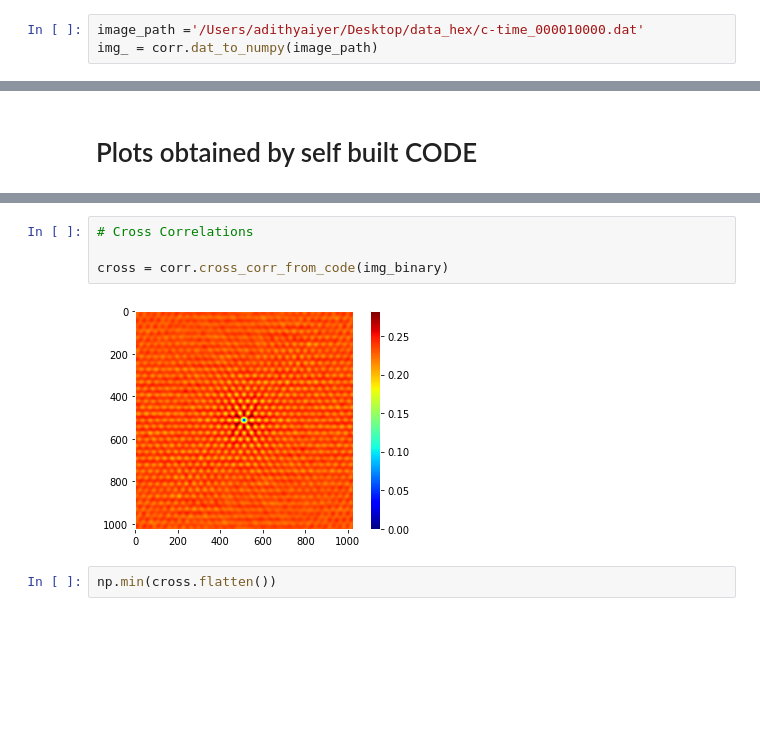
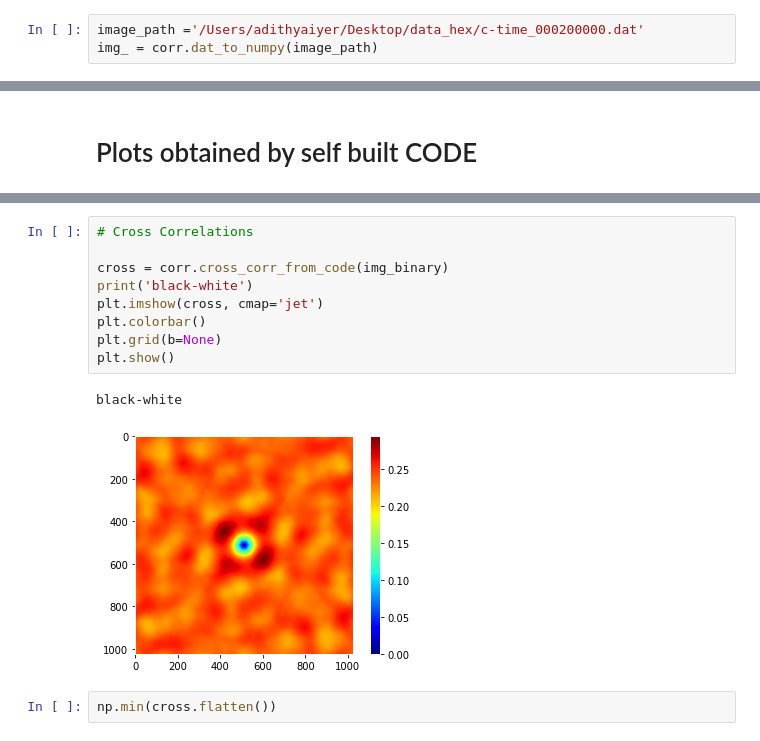
Before and after one commit to nhgowtham/MicrostructureStatistics, a Jupyter notebook: 2 point correlations example.ipynb, the cells around one changed output, grey strips where cells are left out. Cells and saved outputs as stored; diff of their text form; blank space fills up the shorter version.

```diff
--- a/2 point correlations example.ipynb
+++ b/2 point correlations example.ipynb
@@ -8,7 +8,7 @@ import pandas as pd
 # %% [markdown]
 ### Changing the image from png/dat file to numpy array
 # %%
-image_path ='/Users/adithyaiyer/Desktop/data_hex/c-time_000010000.dat'
+image_path ='/Users/adithyaiyer/Desktop/data_hex/c-time_000200000.dat'
 img_ = corr.dat_to_numpy(image_path)
 # %% [markdown]
 ## Visualizing the microstructure(cropped if png)
@@ -69,9 +64,15 @@ black region :
 # %%
 # Cross Correlations
 
 cross = corr.cross_corr_from_code(img_binary)
+print('black-white')
+plt.imshow(cross, cmap='jet')
+plt.colorbar()
+plt.grid(b=None)
+plt.show()
 # %% [output]
+black-white
-[figure, old version]
+[figure, new version]
 # %%
 np.min(cross.flatten())
 # %% [output]
```
Also changed, not shown: parts of 18 cells of this notebook, 2 other files.
